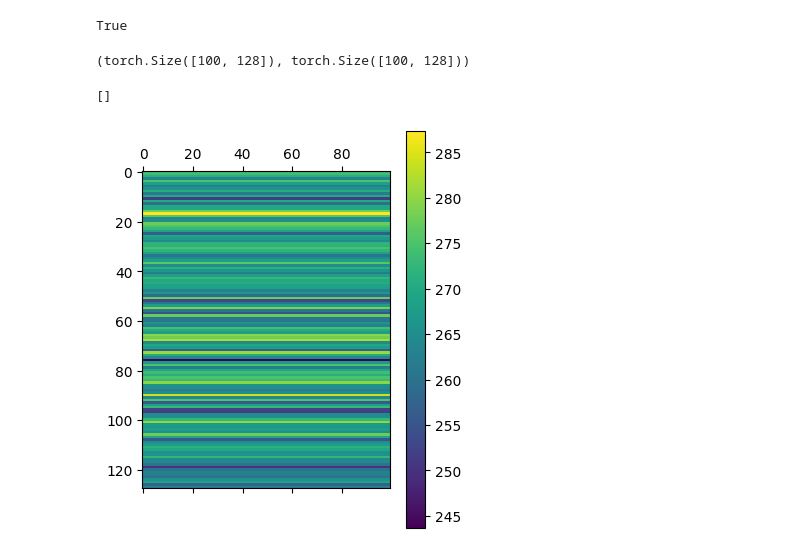
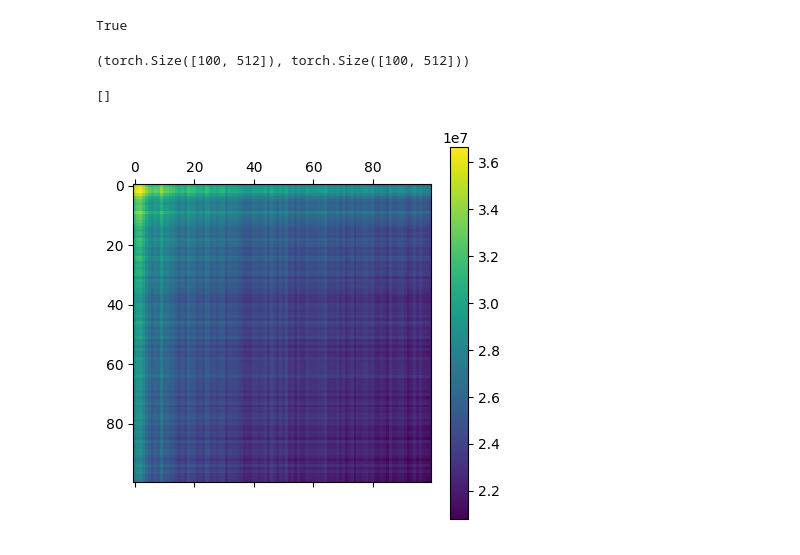
Before and after one commit to Dorianhgn/GPT, a Jupyter notebook: Assignment1.ipynb, the cells around one changed output. Drawn from its saved outputs; the diff is of its cells as text; code cells hidden in the pictures.

```diff
--- a/Assignment1.ipynb
+++ b/Assignment1.ipynb
@@ -234,7 +235,7 @@ Ce qui est logique : **on obtient une matrice qui encode la similarité entre ch
 # %% [markdown]
 ### Coding: Self-attention
 # %%
-h = 4 # number of attention heads
+h = 1 # number of attention heads
 d_k = int(d/h)
 # %%
 torch.manual_seed(1)
@@ -260,11 +261,11 @@ True
 # %%
 attention(Q,K,V).shape, F.scaled_dot_product_attention(Q,K,V).shape
 # %% [output]
-(torch.Size([100, 128]), torch.Size([100, 128]))
+(torch.Size([100, 512]), torch.Size([100, 512]))
 # %%
-cax2 = plt.matshow(attention(Q,K,V).T, cmap='viridis')
+cax2 = plt.matshow(Q@K.T, cmap='viridis')
 plt.gcf().colorbar(cax2)
 plt.plot()
 # %% [output]
 []
-[figure, old version]
+[figure, new version]
```
Also changed, not shown: parts of 2 cells of this notebook.
